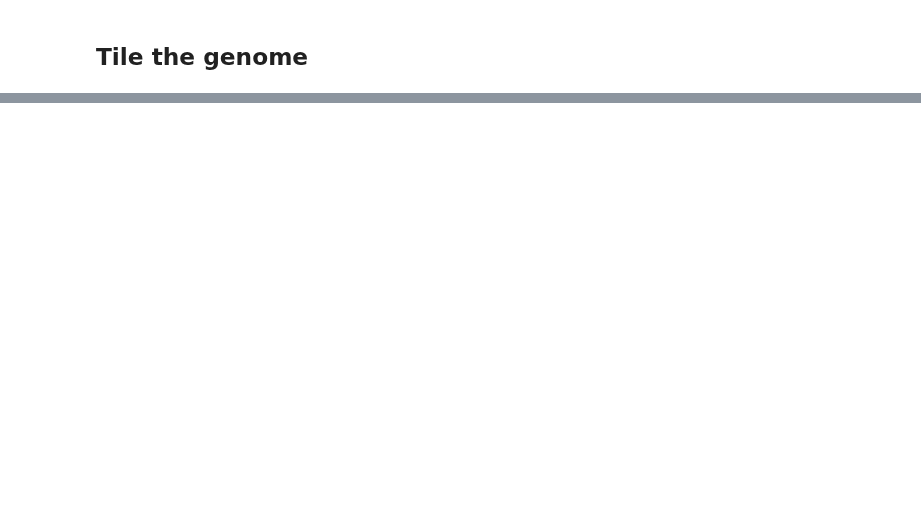
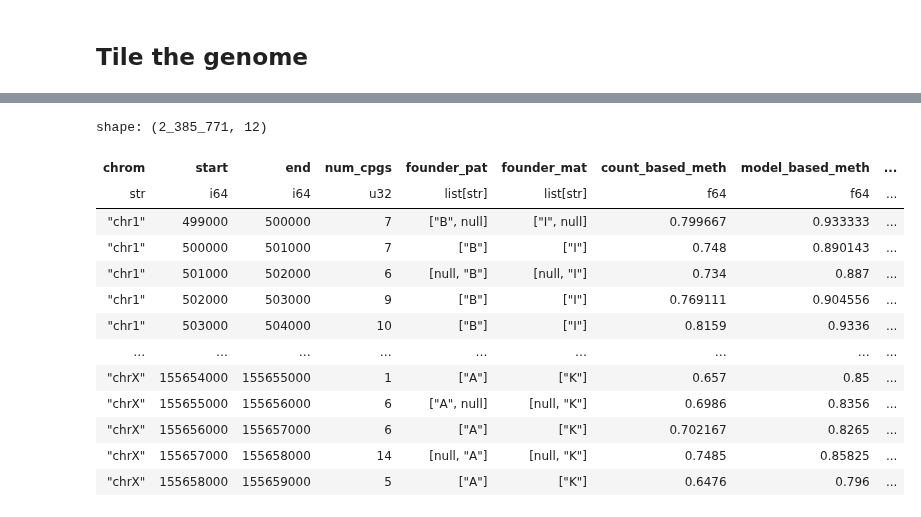
Before and after one commit to quinlan-lab/tapestry, a Jupyter notebook: analysis/imprinting.ipynb, the cells around one changed output, grey strips where cells are left out. Drawn from its saved outputs; the diff is of its cells as text; code cells hidden in the pictures; blank space fills up the shorter version.

```diff
--- a/analysis/imprinting.ipynb
+++ b/analysis/imprinting.ipynb
@@ -46,0 +116,17 @@ DF_TILES_WITH_METH
+# %%
+DF_TILES_WITH_METH.filter(pl.col('count_based_meth_pat').is_not_null())
+# %% [output]
+shape: (2_385_771, 12)
+| chrom | start | end | num_cpgs | founder_pat | founder_mat | count_based_meth | model_based_meth | ... |
+| str | i64 | i64 | u32 | list[str] | list[str] | f64 | f64 | ... |
+| "chr1" | 499000 | 500000 | 7 | ["B", null] | ["I", null] | 0.799667 | 0.933333 | ... |
+| "chr1" | 500000 | 501000 | 7 | ["B"] | ["I"] | 0.748 | 0.890143 | ... |
+| "chr1" | 501000 | 502000 | 6 | [null, "B"] | [null, "I"] | 0.734 | 0.887 | ... |
+| "chr1" | 502000 | 503000 | 9 | ["B"] | ["I"] | 0.769111 | 0.904556 | ... |
+| "chr1" | 503000 | 504000 | 10 | ["B"] | ["I"] | 0.8159 | 0.9336 | ... |
+| … | … | … | … | … | … | … | … | ... |
+| "chrX" | 155654000 | 155655000 | 1 | ["A"] | ["K"] | 0.657 | 0.85 | ... |
+| "chrX" | 155655000 | 155656000 | 6 | ["A", null] | [null, "K"] | 0.6986 | 0.8356 | ... |
+| "chrX" | 155656000 | 155657000 | 6 | ["A"] | ["K"] | 0.702167 | 0.8265 | ... |
+| "chrX" | 155657000 | 155658000 | 14 | [null, "A"] | [null, "K"] | 0.7485 | 0.85825 | ... |
+| "chrX" | 155658000 | 155659000 | 5 | ["A"] | ["K"] | 0.6476 | 0.796 | ... |
```
Also changed, not shown: parts of 16 cells of this notebook.
